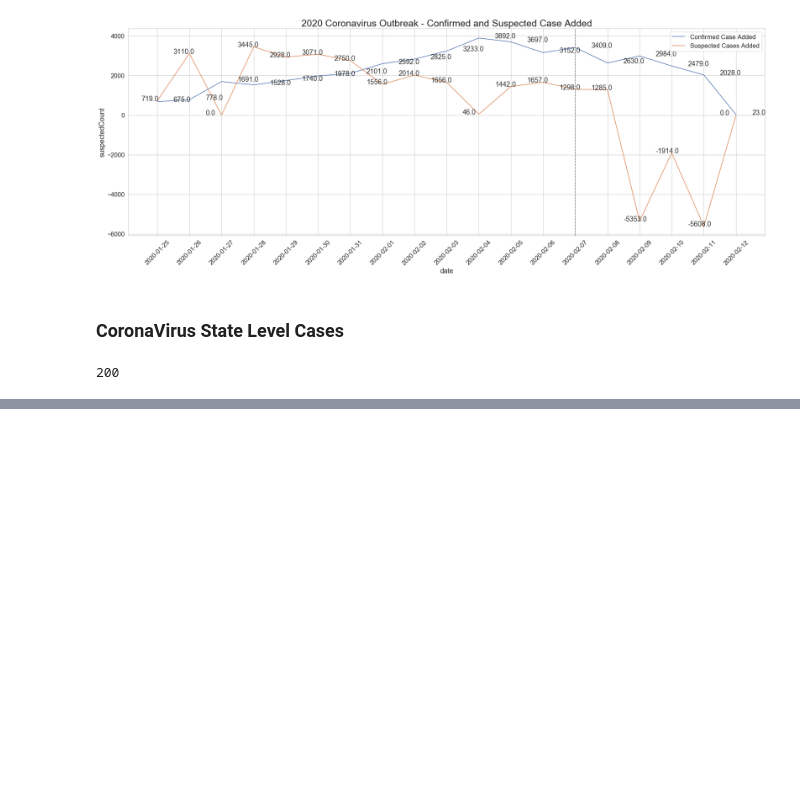
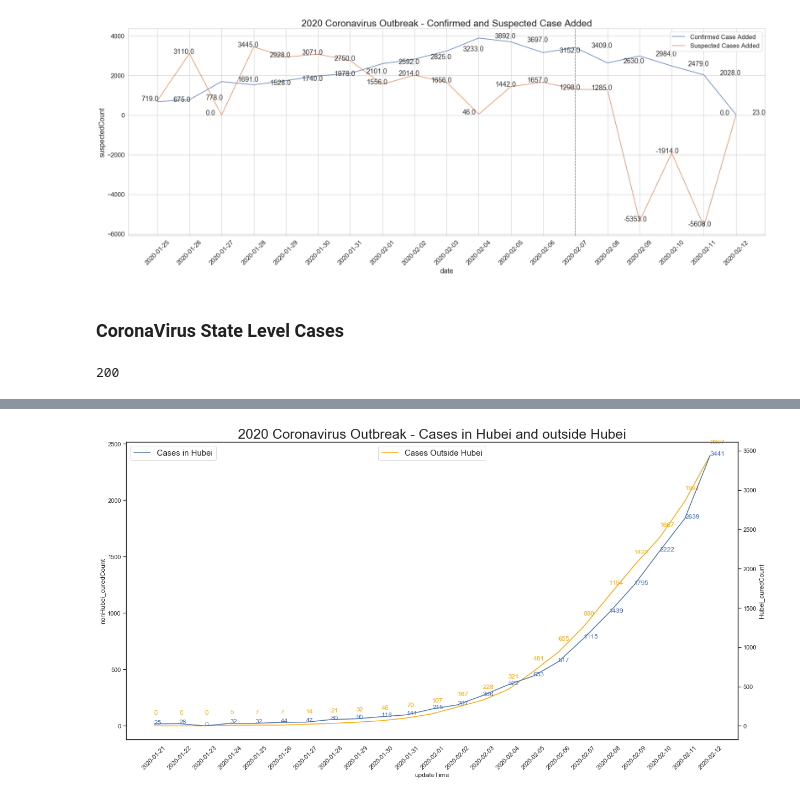
Before and after one commit to JonZhaoYuming/CoronaVirus2020, a Jupyter notebook: CoronaVirusDataCall.ipynb, the cells around one changed output, grey strips where cells are left out. Cells and saved outputs as stored; diff of their text form; code cells hidden in the pictures; blank space fills up the shorter version.

```diff
--- a/CoronaVirusDataCall.ipynb
+++ b/CoronaVirusDataCall.ipynb
@@ -319,3 +353,19 @@ ax2.legend(loc=2,prop={'size': 15})
+# %%
+#plot
+sns.set(style='white')
+f, (ax1) = plt.subplots(figsize=(20,10))
+# rotate each xaxis tick
+plt.xticks(rotation=45)
+
+ax2 = ax1.twinx()
+sns.lineplot(x=df_hubei['updateTime'].astype(str), y=df_hubei['nonHubei_curedCount'],  ax=ax1, label='Cases Outside Hubei', color='orange').set_title('2020 Coronavirus Outbreak - Cases in Hubei and outside Hubei', fontsize=25);
+sns.lineplot(x=df_hubei['updateTime'].astype(str), y=df_hubei['Hubei_curedCount'], ax=ax2, label='Cases in Hubei', )
+ax1.legend(loc=9,prop={'size': 15})
+ax2.legend(loc=2,prop={'size': 15})
+[ax1.text(p[0], p[1]+100, p[1], color='orange', alpha=1) for p in zip(ax1.get_xticks(), df_hubei['nonHubei_curedCount'])];
+[ax2.text(p[0], p[1], p[1], color='b', alpha=1) for p in zip(ax2.get_xticks(), df_hubei['Hubei_curedCount'])];
+# %% [output]
+[figure, added]
 # %%
 #plot
 sns.set(style='white')
```
Also changed, not shown: parts of 13 cells of this notebook.
